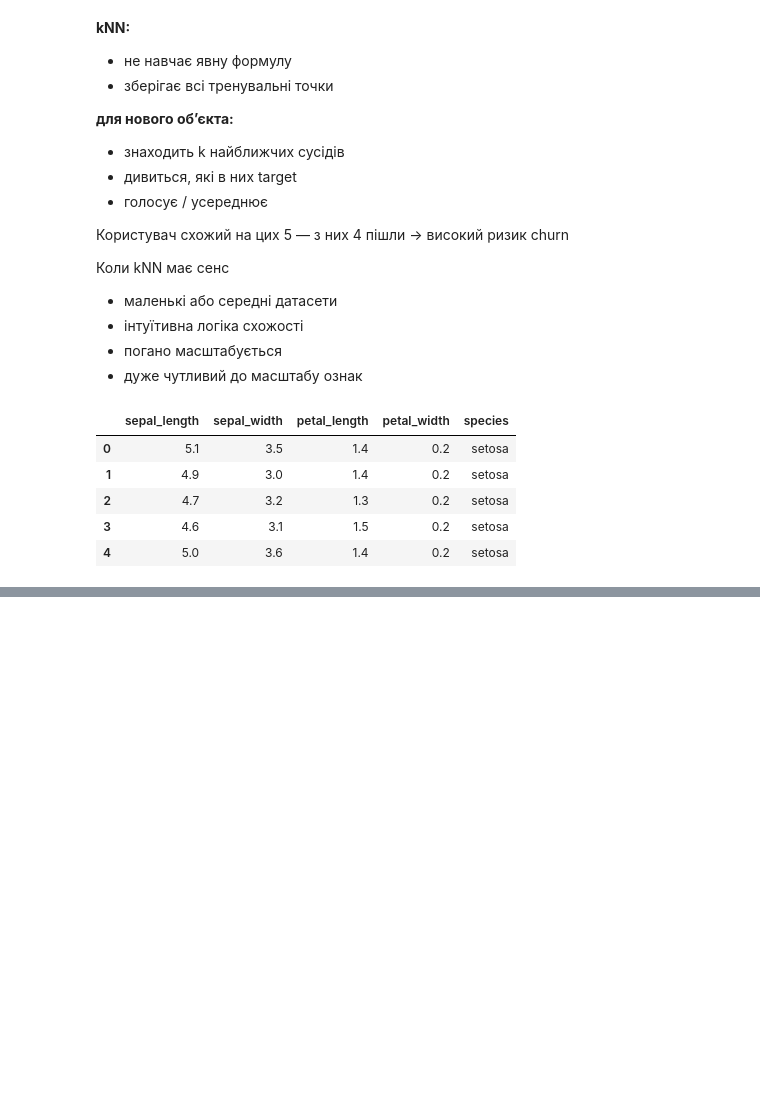
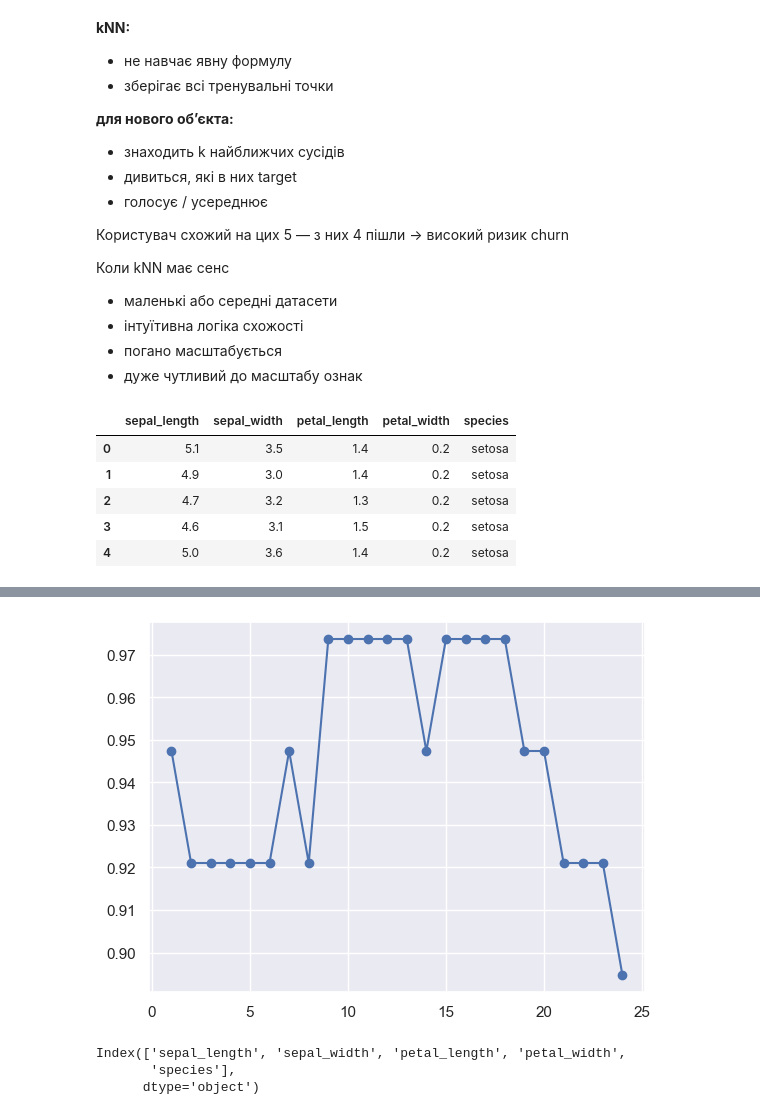
Before and after one commit to SvitlanaShustur/new_practice, a Jupyter notebook: ml_intro_2026-01-05.ipynb, the cells around one changed output, grey strips where cells are left out. Drawn from its saved outputs; the diff is of its cells as text; code cells hidden in the pictures; blank space fills up the shorter version.

```diff
--- a/ml_intro_2026-01-05.ipynb
+++ b/ml_intro_2026-01-05.ipynb
@@ -305,0 +343,19 @@ X_test_scaled = scaler.transform(X_test)
+# %%
+inertia = []
+N = 25
+for k in range(1, N):
+    knn = KNeighborsClassifier(n_neighbors=k)
+    knn.fit(X_train_scaled, y_train)
+    y_pred = knn.predict(X_test_scaled)
+    inertia.append(accuracy_score(y_test, y_pred))
+
+plt.plot(range(1, N), inertia, marker="o")
+plt.show()
+# %% [output]
+[figure, added]
+# %%
+df.columns
+# %% [output]
+Index(['sepal_length', 'sepal_width', 'petal_length', 'petal_width',
+       'species'],
+      dtype='object')
```
Also changed, not shown: parts of 21 cells of this notebook, 2 other files.
